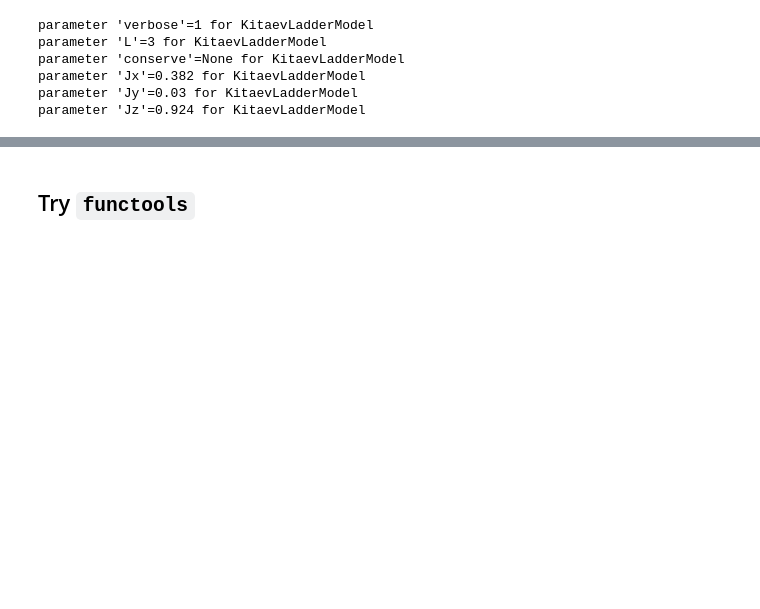
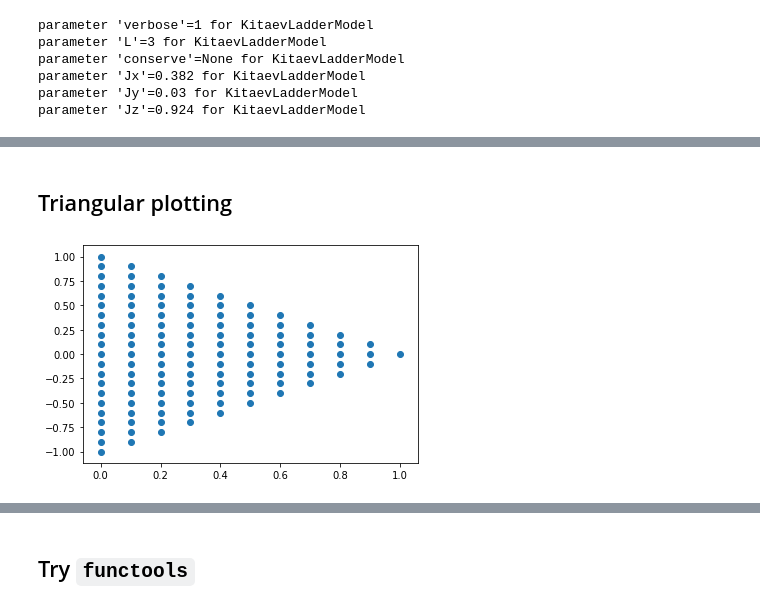
Before and after one commit to JerryChen97/KitaevLadder, a Jupyter notebook: Untitled.ipynb, the cells around one changed output, grey strips where cells are left out. Cells and saved outputs as stored; diff of their text form; code cells hidden in the pictures; blank space fills up the shorter version.

```diff
--- a/Untitled.ipynb
+++ b/Untitled.ipynb
@@ -161,3 +204,23 @@ model_params = dict(
         L=L,
         verbose=verbose,
         )
+# %% [markdown]
+## Triangular plotting
+# %%
+a_step = 0.1
+b_step = 0.1
+
+point_list = []
+a_list = []
+b_list = []
+for a in np.arange(0, 1+a_step, a_step):
+    for b in np.arange(a-1, 1-a+b_step, b_step):
+        point_list.append([a, b])
+        a_list.append(a)
+        b_list.append(b)
+
+# print(point_list)
+plt.scatter(a_list, b_list)
+plt.show()
+# %% [output]
+[figure, added]
```
Also changed, not shown: parts of 41 cells of this notebook, 13 other files.
